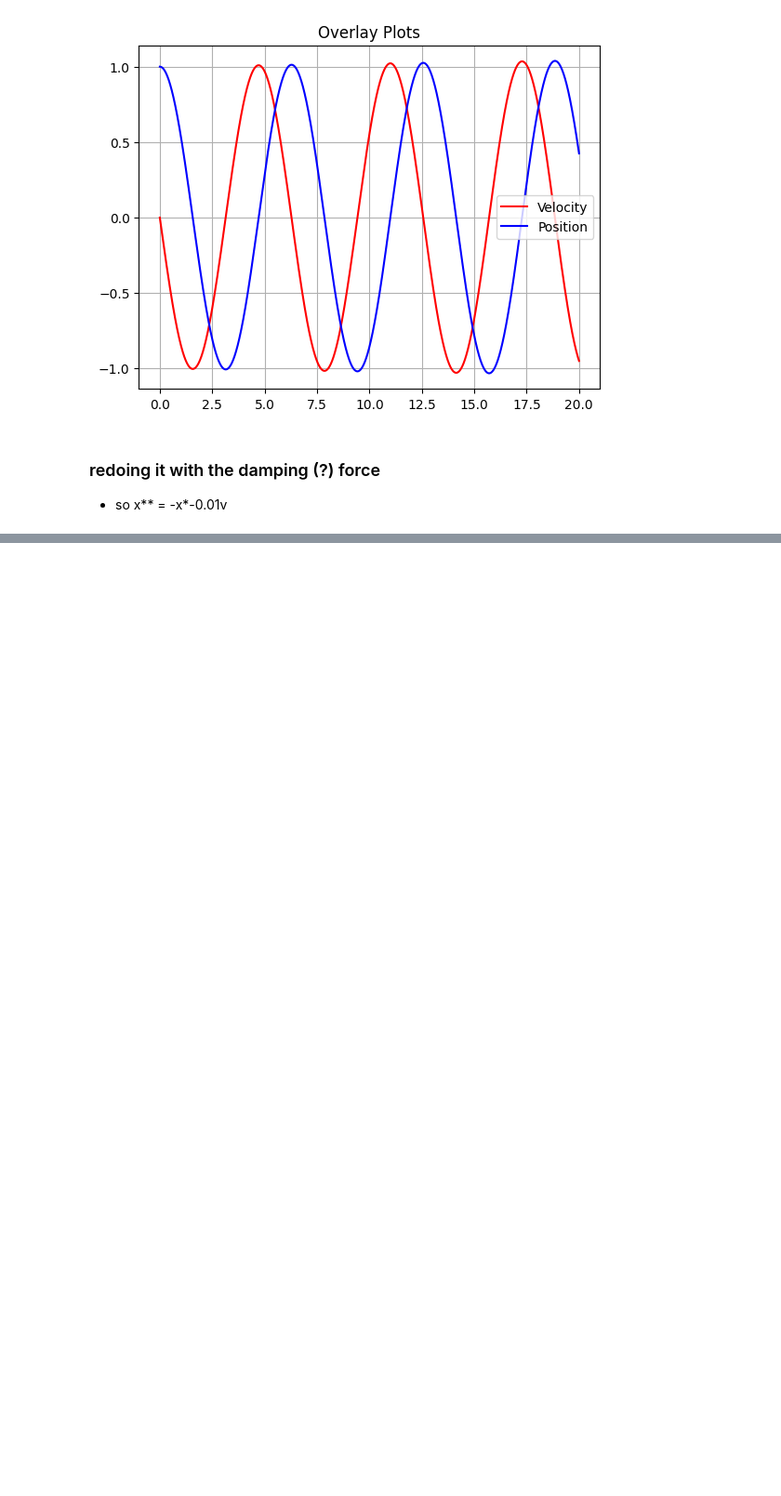
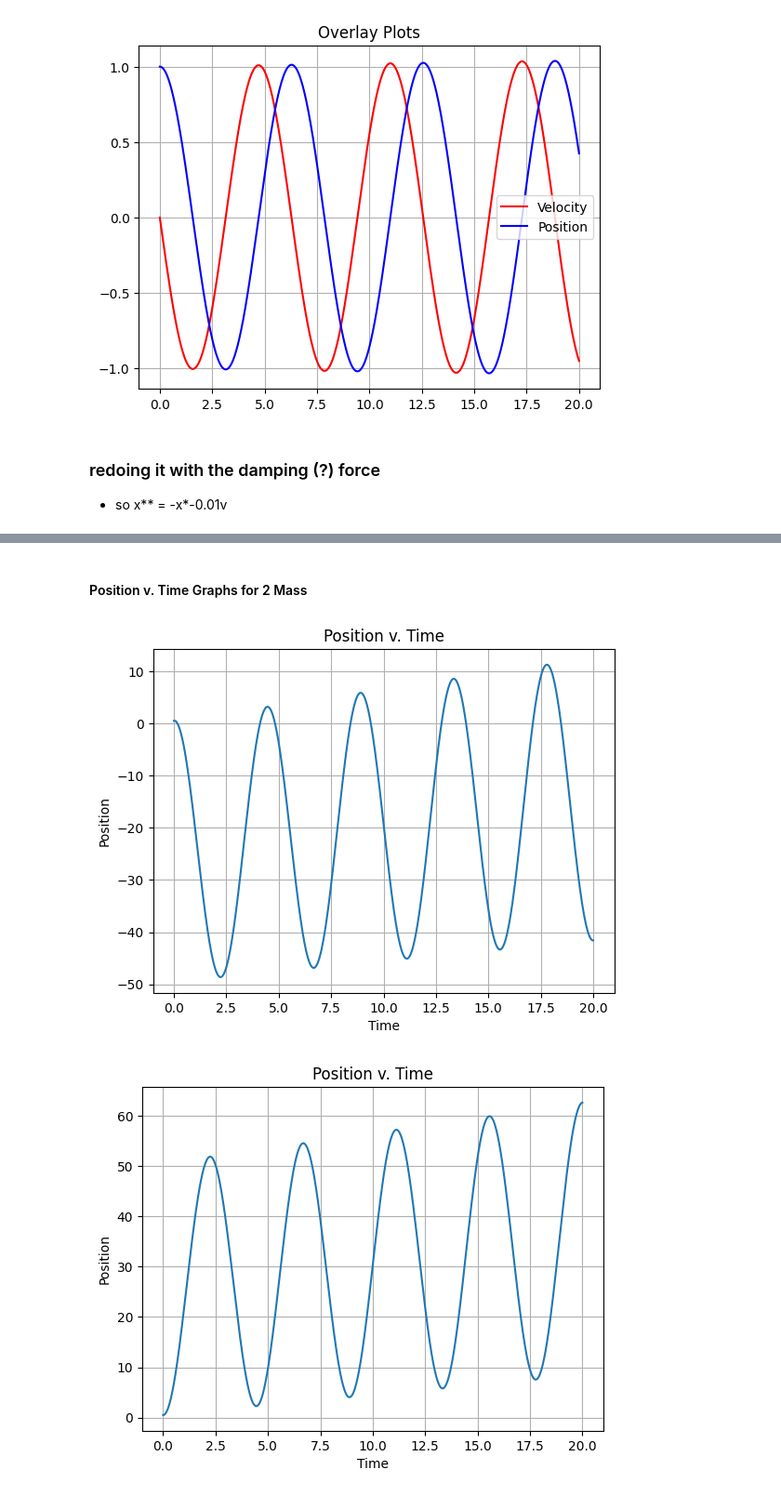
Before and after one commit to AlyanaJusino/pn_trajectories_26, a Jupyter notebook: pnresearch.ipynb, the cells around one changed output, grey strips where cells are left out. Shown at 93% size. Drawn from its saved outputs; the diff is of its cells as text; code cells hidden in the pictures; blank space fills up the shorter version.

```diff
--- a/pnresearch.ipynb
+++ b/pnresearch.ipynb
@@ -229,0 +231,50 @@ plt.show()
+# %%
+#initial conditions given
+L_0 = 50
+k = 1
+m = 1
+# %%
+#start of our spring equation  for two-bodies
+def spring_eq_twomasses(y,t):
+    #this time we are unpacking the vectors for each body
+    x1 = y[0] #position of mass1
+    v1 = y[1] #velocity of mass 1
+    x2 = y[2] #position mass 2
+    v2 = y[3] #velocity of mass 2
+
+    #the stretch eq thingy
+    stretch = (x2 - x1) - L_0
+
+    #[velocity1, a**1, velocity 2, a**2]
+    return np.array([v1, (k*stretch)/m, v2, (-k*stretch)/m])
+# %%
+N = 5000 #how many steps or points it takes
+
+y0 = np.array([0.5, 1, 0.5, 0]) #given initial conditions
+
+t = np.linspace(0,20,N) #start at 0 seconds and end at 20 seconds
+
+y = setup_and_solve(y0=y0, t=t, f=spring_eq_twomasses)
+# %% [markdown]
+#### Position v. Time Graphs for 2 Mass
+# %%
+plt.plot(t, y[0])
+
+plt.xlabel("Time")
+plt.ylabel("Position")
+plt.title("Position v. Time")
+
+plt.grid() #because grid lines look nice sometimes
+plt.show()
+
+plt.plot(t, y[2])
+
+plt.xlabel("Time")
+plt.ylabel("Position")
+plt.title("Position v. Time")
+
+plt.grid() #because grid lines look nice sometimes
+plt.show()
+# %% [output]
+[figure, added]
+[figure, added]
```
Also changed, not shown: parts of 9 cells of this notebook.
